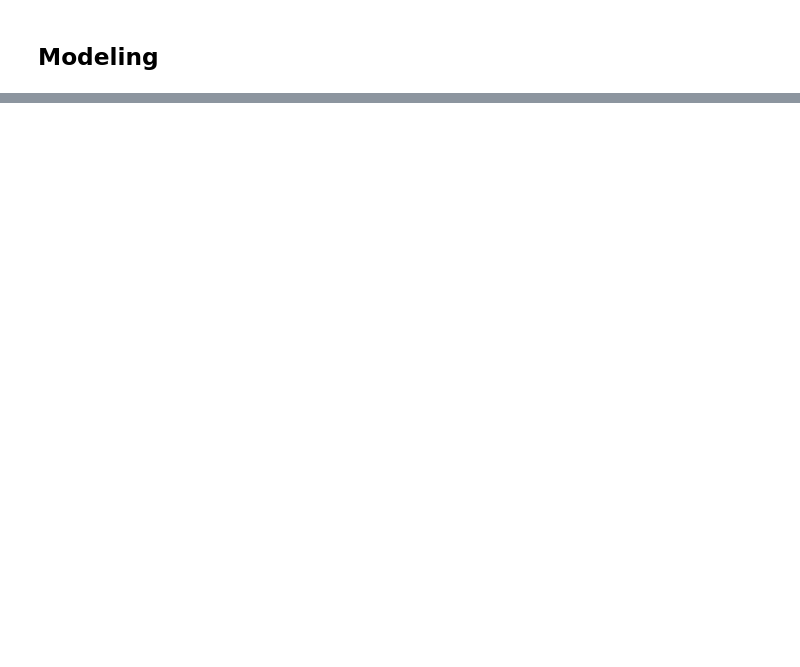
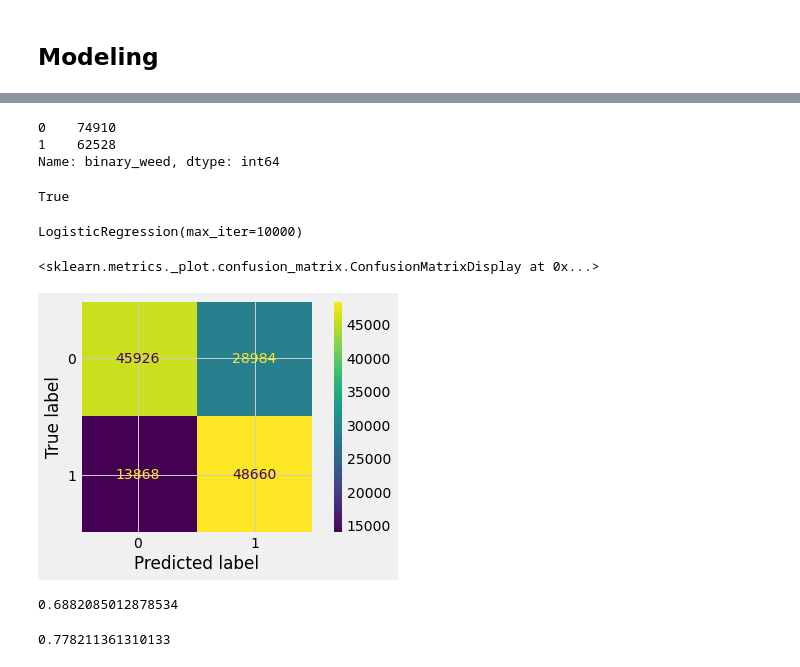
Before and after one commit to Luv2bnanook44/capstone_flatiron, a Jupyter notebook: final_notebook.ipynb, the cells around one changed output, grey strips where cells are left out. Drawn from its saved outputs; the diff is of its cells as text; code cells hidden in the pictures; blank space fills up the shorter version.

```diff
--- a/final_notebook.ipynb
+++ b/final_notebook.ipynb
@@ -121,0 +236,35 @@ from sklearn.model_selection import train_test_split
+# %%
+ohe = OneHotEncoder(sparse=False)
+
+X_tr_cat = X_train.drop(labels='sampling_weight', axis=1)
+X_te_cat = X_test.drop(labels='sampling_weight', axis=1)
+
+X_tr_ohe = pd.DataFrame(ohe.fit_transform(X_tr_cat), columns=ohe.get_feature_names())
+X_te_ohe = pd.DataFrame(ohe.transform(X_te_cat), columns=ohe.get_feature_names())
+# %%
+ss = StandardScaler()
+
+X_tr_num = np.array(X_train.sampling_weight).reshape(-1,1)
+X_te_num = np.array(X_test.sampling_weight).reshape(-1,1)
+
+X_tr_sc = pd.DataFrame(ss.fit_transform(X_tr_num), columns=['sampling_weight'])
+X_te_sc = pd.DataFrame(ss.transform(X_te_num), columns=['sampling_weight'])
+# %%
+X_train_pp = pd.concat([X_tr_ohe, X_tr_sc], axis=1)
+X_te_pp = pd.concat([X_te_ohe, X_te_sc], axis=1)
+# %%
+y_train.value_counts()
+# %% [output]
+0    74910
+1    62528
+Name: binary_weed, dtype: int64
+# %%
+len(X_train_pp)==len(y_train)
+# %% [output]
+True
+# %%
+lr = LogisticRegression(max_iter=10000)
+
+lr.fit(X_train_pp, y_train)
+# %% [output]
+LogisticRegression(max_iter=10000)
@@ -121,0 +273,5 @@ from sklearn.model_selection import train_test_split
+# %%
+plot_confusion_matrix(lr, X_train_pp, y_train)
+# %% [output]
+<sklearn.metrics._plot.confusion_matrix.ConfusionMatrixDisplay at 0x...>
+[figure, added]
@@ -121,0 +280,8 @@ from sklearn.model_selection import train_test_split
+# %%
+accuracy_score(y_train, y_pred_tr)
+# %% [output]
+0.6882085012878534
+# %%
+recall_score(y_train, y_pred_tr, pos_label='1')
+# %% [output]
+0.778211361310133
```
Also changed, not shown: parts of 21 cells of this notebook.
